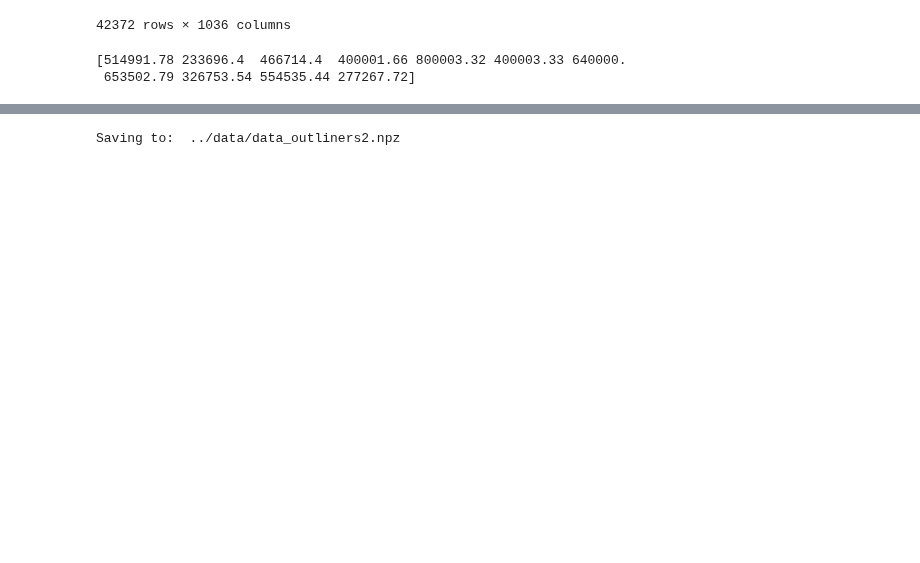
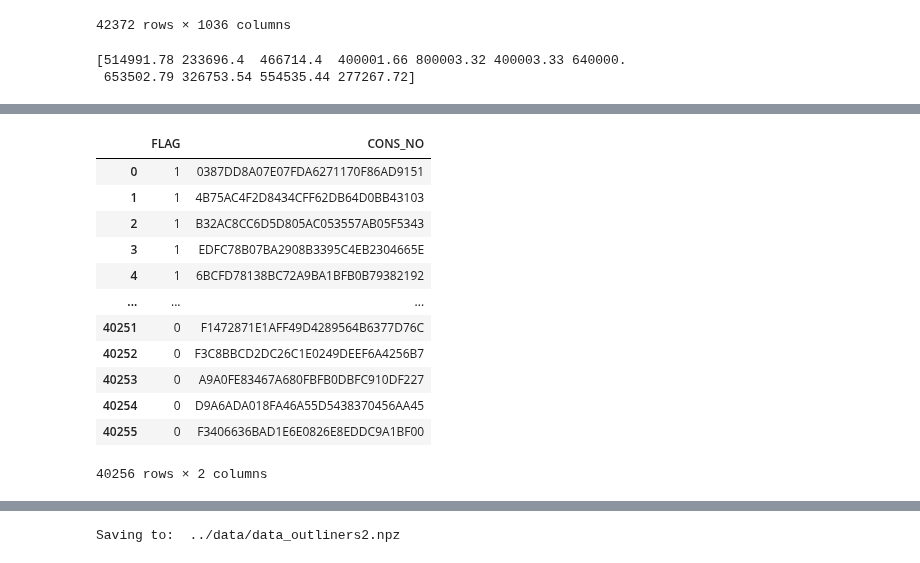
Before and after one commit to d41sys/electric-theft-detection, a Jupyter notebook: notebooks/preprocessing.ipynb, the cells around one changed output, grey strips where cells are left out. Drawn from its saved outputs; the diff is of its cells as text; code cells hidden in the pictures; blank space fills up the shorter version.

```diff
--- a/notebooks/preprocessing.ipynb
+++ b/notebooks/preprocessing.ipynb
@@ -463,0 +478,18 @@ print(temp[mask].values[np.where(mask)])
+# %%
+flag = pd.read_csv('../data/new_infoData.csv')
+flag.drop(['Unnamed: 0'], axis=1, inplace=True)
+flag
+# %% [output]
+|  | FLAG | CONS_NO |
+| 0 | 1 | 0387DD8A07E07FDA6271170F86AD9151 |
+| 1 | 1 | 4B75AC4F2D8434CFF62DB64D0BB43103 |
+| 2 | 1 | B32AC8CC6D5D805AC053557AB05F5343 |
+| 3 | 1 | EDFC78B07BA2908B3395C4EB2304665E |
+| 4 | 1 | 6BCFD78138BC72A9BA1BFB0B79382192 |
+| ... | ... | ... |
+| 40251 | 0 | F1472871E1AFF49D4289564B6377D76C |
+| 40252 | 0 | F3C8BBCD2DC26C1E0249DEEF6A4256B7 |
+| 40253 | 0 | A9A0FE83467A680FBFB0DBFC910DF227 |
+| 40254 | 0 | D9A6ADA018FA46A55D5438370456AA45 |
+| 40255 | 0 | F3406636BAD1E6E0826E8EDDC9A1BF00 |
+40256 rows × 2 columns
```
Also changed, not shown: parts of 15 cells of this notebook, 4 other files.
